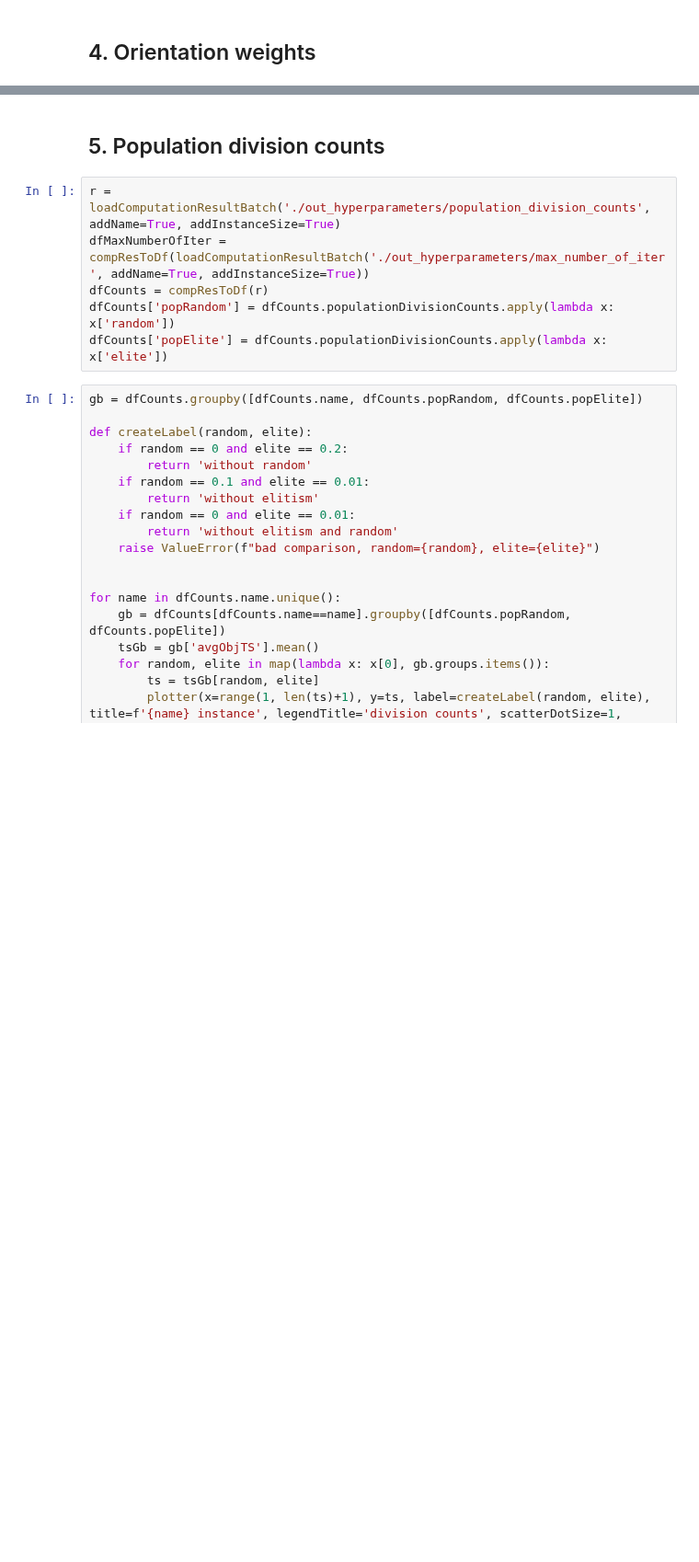
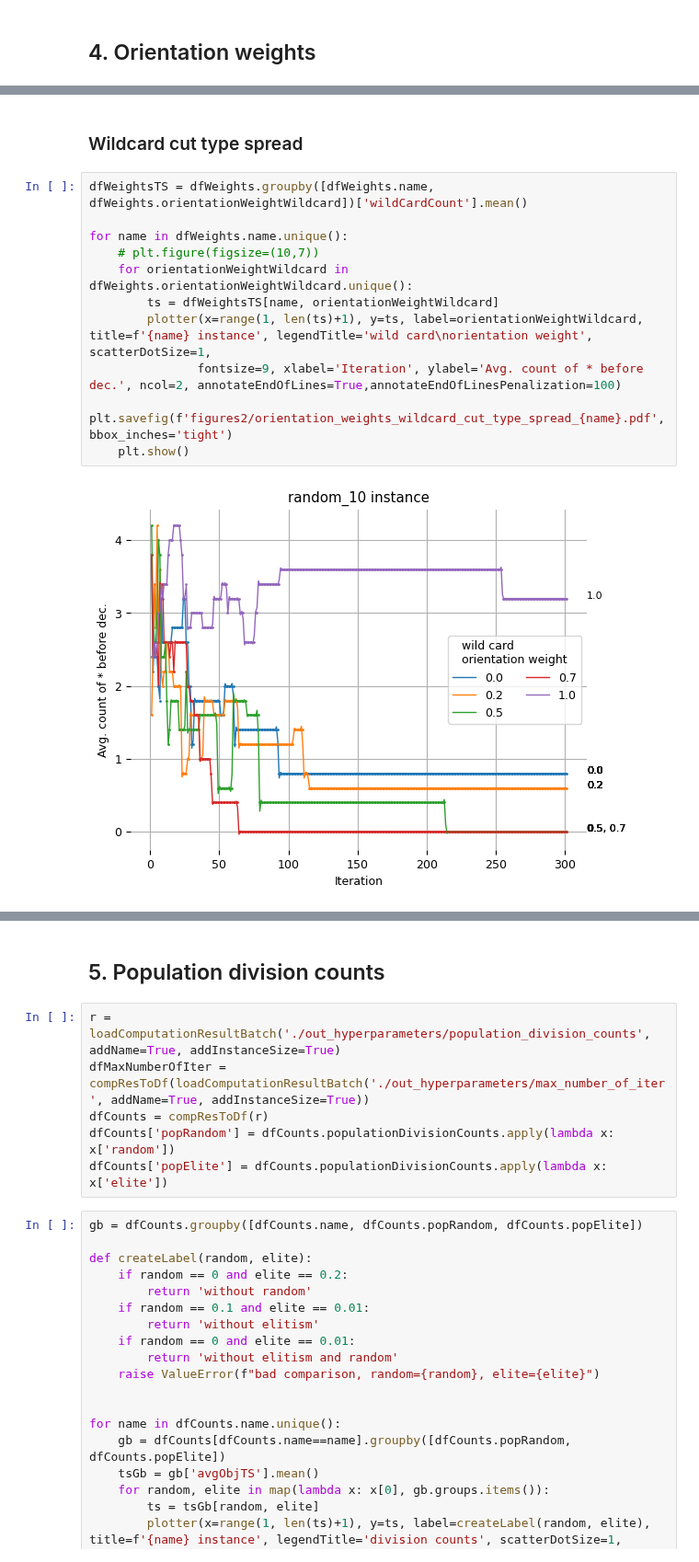
Before and after one commit to TaIos/master-thesis, a Jupyter notebook: src/notebooks/graphs.ipynb, the cells around one changed output, grey strips where cells are left out. Shown at 92% size. Cells and saved outputs as stored; diff of their text form; blank space fills up the shorter version.

```diff
--- a/src/notebooks/graphs.ipynb
+++ b/src/notebooks/graphs.ipynb
@@ -558 +560,16 @@ for name in dfWeights.name.unique():
 [figure]
+# %% [markdown]
+### Wildcard cut type spread
+# %%
+dfWeightsTS = dfWeights.groupby([dfWeights.name, dfWeights.orientationWeightWildcard])['wildCardCount'].mean()
+
+for name in dfWeights.name.unique():
+    # plt.figure(figsize=(10,7))
+    for orientationWeightWildcard in dfWeights.orientationWeightWildcard.unique():
+        ts = dfWeightsTS[name, orientationWeightWildcard]
+        plotter(x=range(1, len(ts)+1), y=ts, label=orientationWeightWildcard, title=f'{name} instance', legendTitle='wild card\norientation weight', scatterDotSize=1,
+               fontsize=9, xlabel='Iteration', ylabel='Avg. count of * before dec.', ncol=2, annotateEndOfLines=True,annotateEndOfLinesPenalization=100)
+    plt.savefig(f'figures2/orientation_weights_wildcard_cut_type_spread_{name}.pdf', bbox_inches='tight')
+    plt.show()
+# %% [output]
+[figure, added]
```
Also changed, not shown: parts of 7 cells of this notebook, 7 other files.
